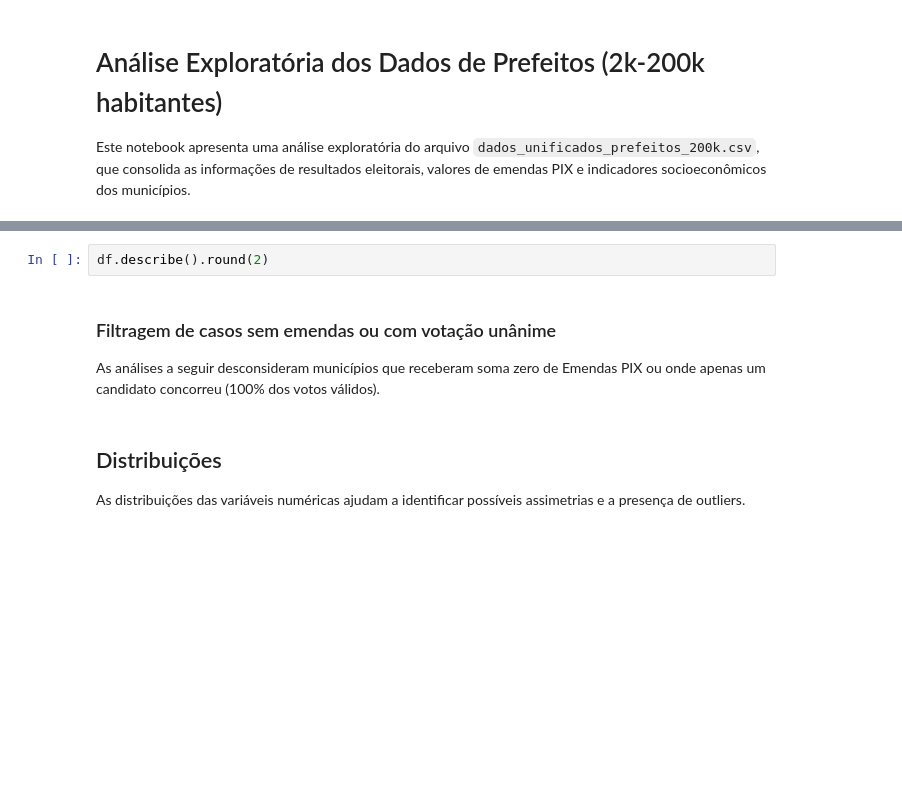
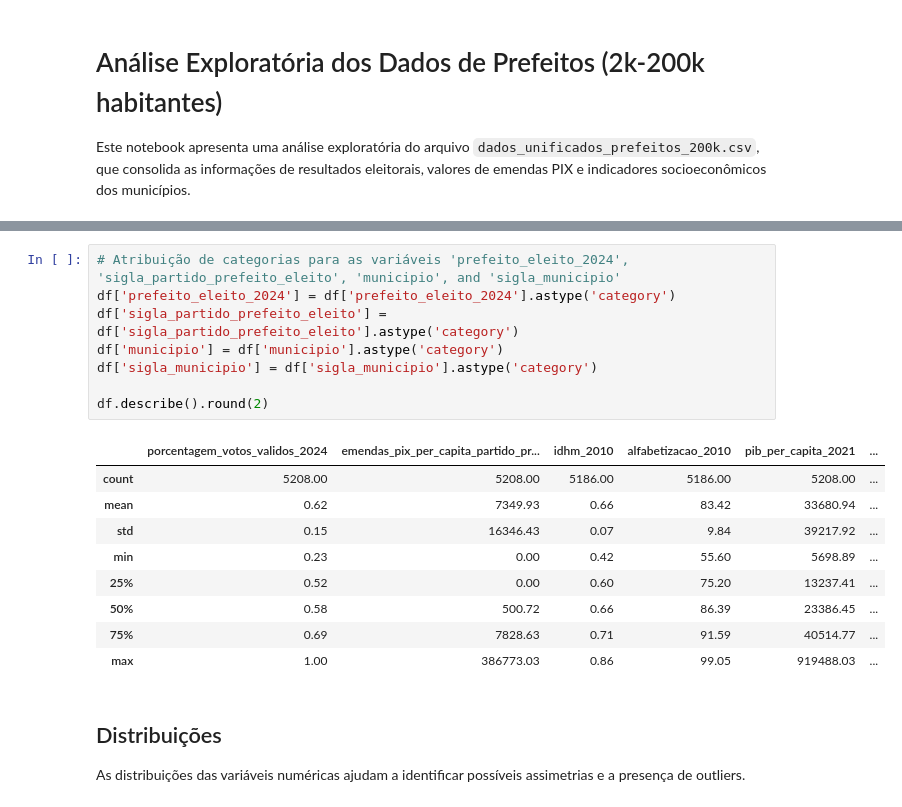
Before and after one commit to brunomelo94/emendas-pix, a Jupyter notebook: notebooks/exploratory_analysis.ipynb, the cells around one changed output, grey strips where cells are left out. Cells and saved outputs as stored; diff of their text form; blank space fills up the shorter version.

```diff
--- a/notebooks/exploratory_analysis.ipynb
+++ b/notebooks/exploratory_analysis.ipynb
@@ -28,8 +80,21 @@ df.emendas_pix_per_capita_partido_prefeito_eleito.value_counts()
 # %%
+# Atribuição de categorias para as variáveis 'prefeito_eleito_2024', 'sigla_partido_prefeito_eleito', 'municipio', and 'sigla_municipio'
+df['prefeito_eleito_2024'] = df['prefeito_eleito_2024'].astype('category')
+df['sigla_partido_prefeito_eleito'] = df['sigla_partido_prefeito_eleito'].astype('category')
+df['municipio'] = df['municipio'].astype('category')
+df['sigla_municipio'] = df['sigla_municipio'].astype('category')
+
 df.describe().round(2)
+# %% [output]
+|  | porcentagem_votos_validos_2024 | emendas_pix_per_capita_partido_pr... | idhm_2010 | alfabetizacao_2010 | pib_per_capita_2021 | ... |
+| count | 5208.00 | 5208.00 | 5186.00 | 5186.00 | 5208.00 | ... |
+| mean | 0.62 | 7349.93 | 0.66 | 83.42 | 33680.94 | ... |
+| std | 0.15 | 16346.43 | 0.07 | 9.84 | 39217.92 | ... |
+| min | 0.23 | 0.00 | 0.42 | 55.60 | 5698.89 | ... |
+| 25% | 0.52 | 0.00 | 0.60 | 75.20 | 13237.41 | ... |
+| 50% | 0.58 | 500.72 | 0.66 | 86.39 | 23386.45 | ... |
+| 75% | 0.69 | 7828.63 | 0.71 | 91.59 | 40514.77 | ... |
+| max | 1.00 | 386773.03 | 0.86 | 99.05 | 919488.03 | ... |
-# %% [markdown]
-### Filtragem de casos sem emendas ou com votação unânime
-As análises a seguir desconsideram municípios que receberam soma zero de Emendas PIX ou onde apenas um candidato concorreu (100% dos votos válidos).
 # %% [markdown]
 ## Distribuições
 
```
Also changed, not shown: parts of 17 cells of this notebook, 6 other files.
